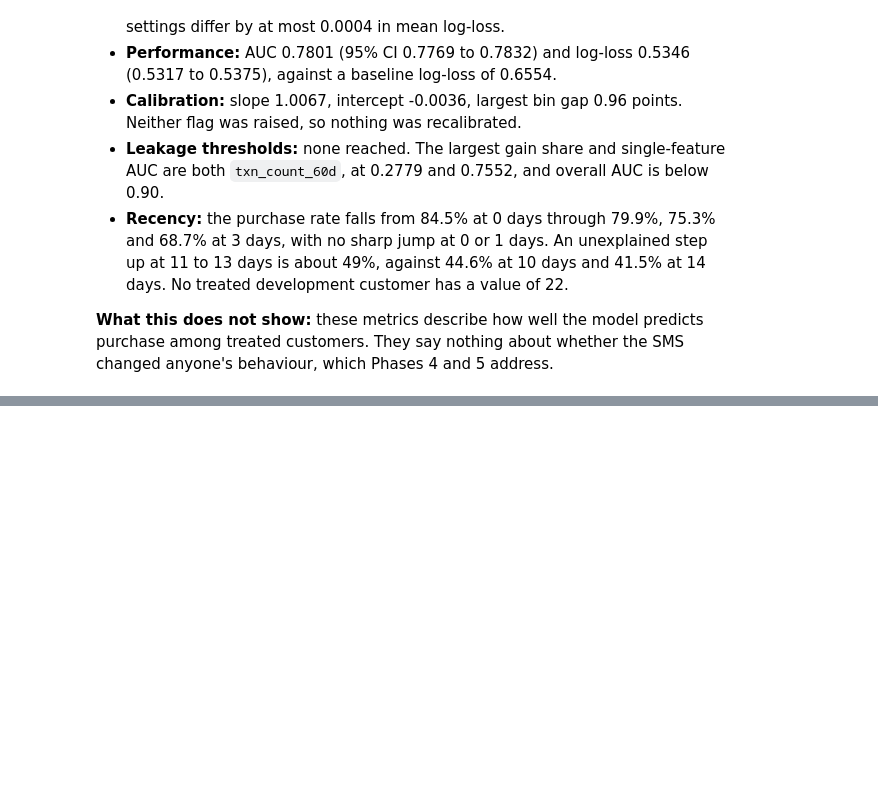
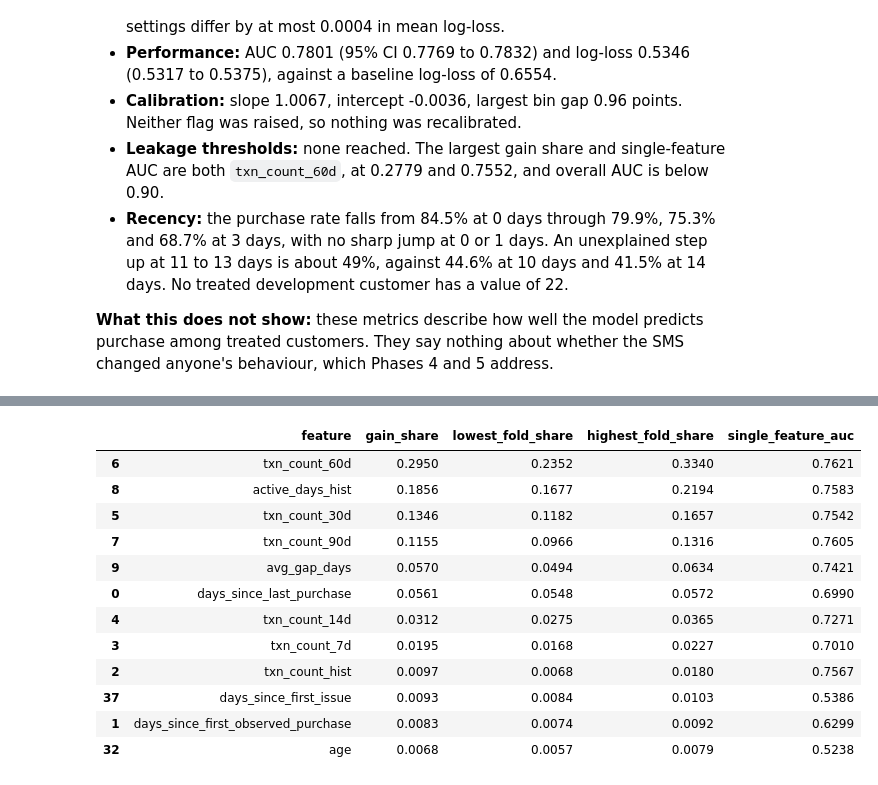
Before and after one commit to La-pinoz/Uplift_Analysis, a Jupyter notebook: notebooks/03_response_vs_uplift.ipynb, the cells around one changed output, grey strips where cells are left out. Drawn from its saved outputs; the diff is of its cells as text; code cells hidden in the pictures; blank space fills up the shorter version.

```diff
--- a/notebooks/03_response_vs_uplift.ipynb
+++ b/notebooks/03_response_vs_uplift.ipynb
@@ -709,0 +1052,18 @@ All values are **Measured** on out-of-fold predictions for the 79,985 treated de
+# %%
+m0_importance = feature_importance_table(m0_fold_models, X_dev[control], y_control)
+m0_importance.to_csv(TABLES / "m0_feature_importance.csv", index=False)
+m0_importance.round(4).head(12)
+# %% [output]
+|  | feature | gain_share | lowest_fold_share | highest_fold_share | single_feature_auc |
+| 6 | txn_count_60d | 0.2950 | 0.2352 | 0.3340 | 0.7621 |
+| 8 | active_days_hist | 0.1856 | 0.1677 | 0.2194 | 0.7583 |
+| 5 | txn_count_30d | 0.1346 | 0.1182 | 0.1657 | 0.7542 |
+| 7 | txn_count_90d | 0.1155 | 0.0966 | 0.1316 | 0.7605 |
+| 9 | avg_gap_days | 0.0570 | 0.0494 | 0.0634 | 0.7421 |
+| 0 | days_since_last_purchase | 0.0561 | 0.0548 | 0.0572 | 0.6990 |
+| 4 | txn_count_14d | 0.0312 | 0.0275 | 0.0365 | 0.7271 |
+| 3 | txn_count_7d | 0.0195 | 0.0168 | 0.0227 | 0.7010 |
+| 2 | txn_count_hist | 0.0097 | 0.0068 | 0.0180 | 0.7567 |
+| 37 | days_since_first_issue | 0.0093 | 0.0084 | 0.0103 | 0.5386 |
+| 1 | days_since_first_observed_purchase | 0.0083 | 0.0074 | 0.0092 | 0.6299 |
+| 32 | age | 0.0068 | 0.0057 | 0.0079 | 0.5238 |
```
Also changed, not shown: parts of 34 cells of this notebook, 16 other files.
